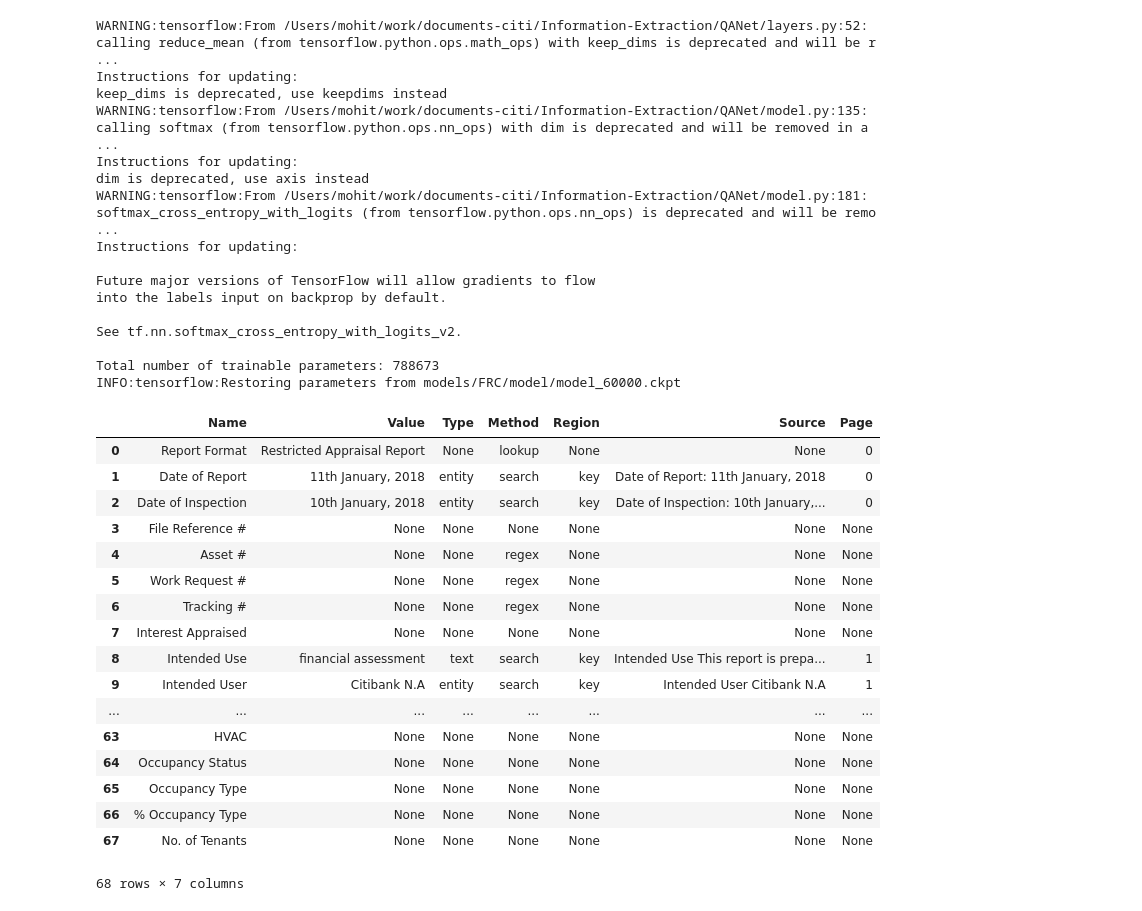
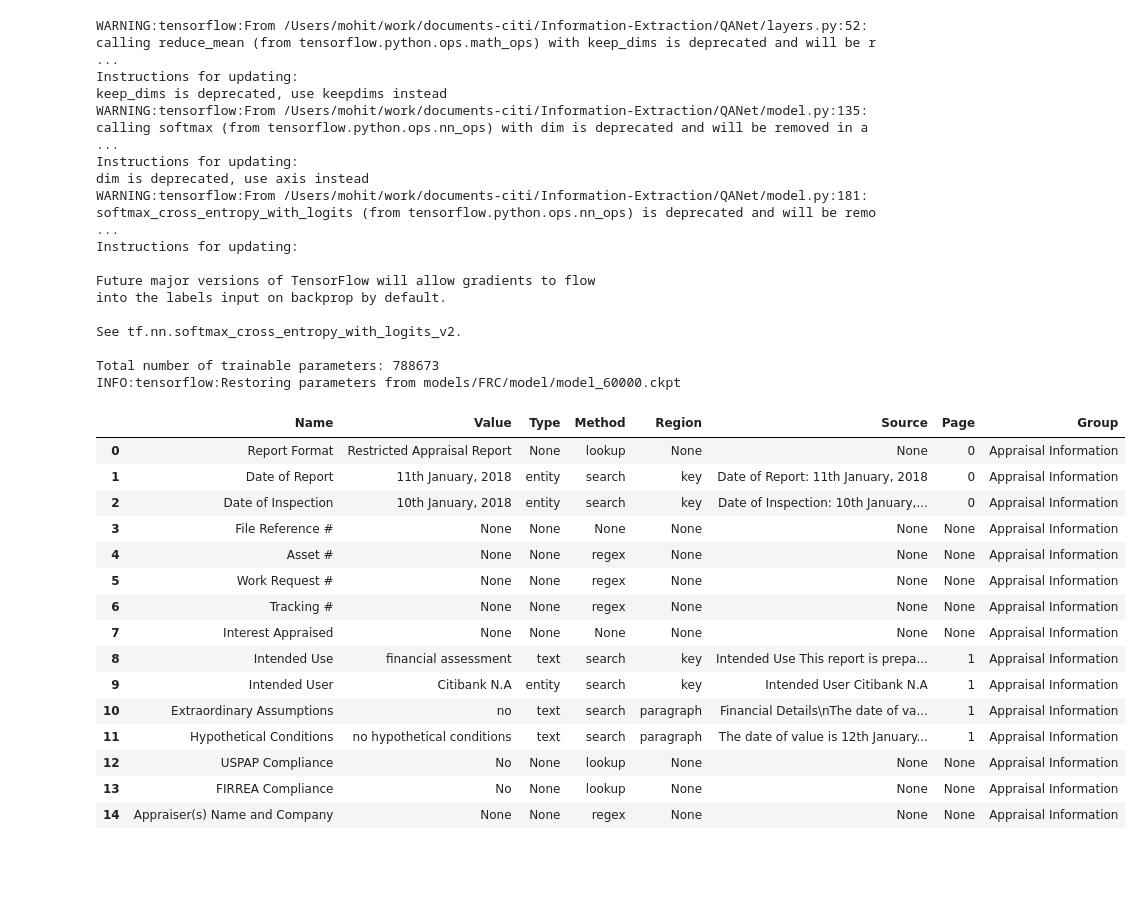
Before and after one commit to mohitsshah/documents-caf, a Jupyter notebook: Information-Extraction/Extraction Example.ipynb, the cells around one changed output. Drawn from its saved outputs; the diff is of its cells as text; code cells hidden in the pictures; blank space fills up the shorter version.

```diff
--- a/Information-Extraction/Extraction Example.ipynb
+++ b/Information-Extraction/Extraction Example.ipynb
@@ -40,23 +40,22 @@ with open(file_name, "rb") as fi:
 M.set_defs("./defs.json")
 M.set_content(content)
 df = M.extract()
-display(df)
-# %% [output]
-|  | Name | Value | Type | Method | Region | Source | Page |
-| 0 | Report Format | Restricted Appraisal Report | None | lookup | None | None | 0 |
-| 1 | Date of Report | 11th January, 2018 | entity | search | key | Date of Report: 11th January, 2018 | 0 |
-| 2 | Date of Inspection | 10th January, 2018 | entity | search | key | Date of Inspection: 10th January,... | 0 |
-| 3 | File Reference # | None | None | None | None | None | None |
-| 4 | Asset # | None | None | regex | None | None | None |
-| 5 | Work Request # | None | None | regex | None | None | None |
-| 6 | Tracking # | None | None | regex | None | None | None |
-| 7 | Interest Appraised | None | None | None | None | None | None |
-| 8 | Intended Use | financial assessment | text | search | key | Intended Use This report is prepa... | 1 |
-| 9 | Intended User | Citibank N.A | entity | search | key | Intended User Citibank N.A | 1 |
-| ... | ... | ... | ... | ... | ... | ... | ... |
-| 63 | HVAC | None | None | None | None | None | None |
-| 64 | Occupancy Status | None | None | None | None | None | None |
-| 65 | Occupancy Type | None | None | None | None | None | None |
-| 66 | % Occupancy Type | None | None | None | None | None | None |
-| 67 | No. of Tenants | None | None | None | None | None | None |
-68 rows × 7 columns
+# %%
+display(df.loc[df['Group'] == "Appraisal Information"])
+# %% [output]
+|  | Name | Value | Type | Method | Region | Source | Page | Group |
+| 0 | Report Format | Restricted Appraisal Report | None | lookup | None | None | 0 | Appraisal Information |
+| 1 | Date of Report | 11th January, 2018 | entity | search | key | Date of Report: 11th January, 2018 | 0 | Appraisal Information |
+| 2 | Date of Inspection | 10th January, 2018 | entity | search | key | Date of Inspection: 10th January,... | 0 | Appraisal Information |
+| 3 | File Reference # | None | None | None | None | None | None | Appraisal Information |
+| 4 | Asset # | None | None | regex | None | None | None | Appraisal Information |
+| 5 | Work Request # | None | None | regex | None | None | None | Appraisal Information |
+| 6 | Tracking # | None | None | regex | None | None | None | Appraisal Information |
+| 7 | Interest Appraised | None | None | None | None | None | None | Appraisal Information |
+| 8 | Intended Use | financial assessment | text | search | key | Intended Use This report is prepa... | 1 | Appraisal Information |
+| 9 | Intended User | Citibank N.A | entity | search | key | Intended User Citibank N.A | 1 | Appraisal Information |
+| 10 | Extraordinary Assumptions | no | text | search | paragraph | Financial Details\nThe date of va... | 1 | Appraisal Information |
+| 11 | Hypothetical Conditions | no hypothetical conditions | text | search | paragraph | The date of value is 12th January... | 1 | Appraisal Information |
+| 12 | USPAP Compliance | No | None | lookup | None | None | None | Appraisal Information |
+| 13 | FIRREA Compliance | No | None | lookup | None | None | None | Appraisal Information |
+| 14 | Appraiser(s) Name and Company | None | None | regex | None | None | None | Appraisal Information |
```
Also changed, not shown: parts of 5 cells of this notebook, 1 other file.
